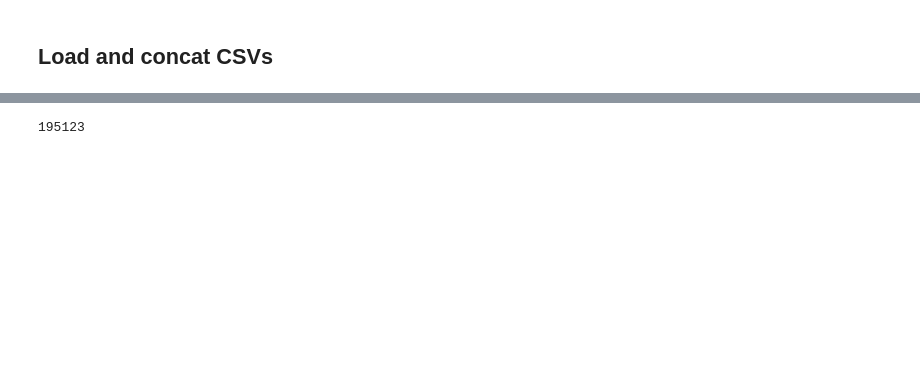
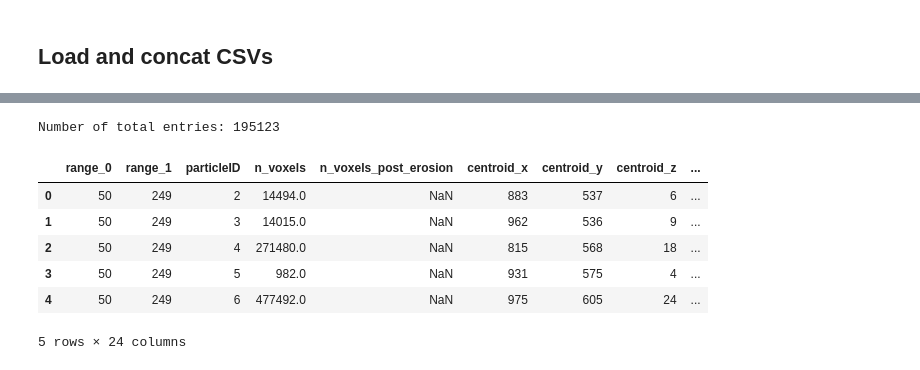
Before and after one commit to GusBusDraws/mhe-analysis, a Jupyter notebook: nbs/50-plot-centroids.ipynb, the cells around one changed output, grey strips where cells are left out. Cells and saved outputs as stored; diff of their text form; code cells hidden in the pictures; blank space fills up the shorter version.

```diff
--- a/nbs/50-plot-centroids.ipynb
+++ b/nbs/50-plot-centroids.ipynb
@@ -6,30 +20,57 @@ from pathlib import Path
 # %%
+user = (
+    'cgusb' if 'cgusb' in [f.stem for f in Path(r"C:\Users").iterdir()]
+    else 'gusb'
+)
+
 range_keys = [
     (50, 249),
     (250, 449),
     (450, 650),
     (640, 850),
     (840, 1050),
 ]
 
-dir_path = Path(r"C:\Users\gusb\Research\mhe-analysis\data\IDOX_prill_1")
-paths = {}
-dfs = []
-lengths = []
-for i in range(len(range_keys)):
-    paths[range_keys[i]] = (
-        Path(dir_path) / r"IDOXprill_1_IDOXpucks_voidThreshold_"
-        fr"{range_keys[i][0]}-{range_keys[i][1]}_properties.csv"
+dir_path = Path(fr"C:\Users\{user}\Research\mhe-analysis\data\IDOX_prill_1")
+path_concat = Path(dir_path) / 'IDOX_prill_1_concat.csv'
+if not path_concat.exists():
+    # Iterate through CSVs and load into DataFrames
+    paths = {}
+    dfs = []
+    lengths = []
+    for i in range(len(range_keys)):
+        paths[range_keys[i]] = (
+            Path(dir_path) / r"IDOXprill_1_IDOXpucks_voidThreshold_"
+            fr"{range_keys[i][0]}-{range_keys[i][1]}_properties.csv"
+        )
+        df = pd.read_csv(paths[range_keys[i]])
+        df.insert(0, 'range_0', [range_keys[i][0]]*df.shape[0])
+        df.insert(1, 'range_1', [range_keys[i][1]]*df.shape[0])
+        dfs.append(df)
+        lengths.append(df.shape[0])
+    # Concatenate multiple CSVs into a single CSV
+    df = pd.concat(dfs)
+    assert df.shape[0] == sum(lengths)
+    print('Number of total entries:', df.shape[0])
+    # Split centroid column of lists into three separate columns
+    df_centroids = pd.DataFrame(
+        df.centroid.str.split(', ').tolist(),
+        columns=['centroid_x', 'centroid_y', 'centroid_z']
     )
-    df = pd.read_csv(paths[range_keys[i]])
-    df.insert(0, 'range_0', [range_keys[i][0]]*df.shape[0])
-    df.insert(1, 'range_1', [range_keys[i][1]]*df.shape[0])
-    dfs.append(df)
-    lengths.append(df.shape[0])
-df = pd.concat(dfs)
-assert df.shape[0] == sum(lengths)
-print(df.shape[0])
-path_concat = Path(dir_path) / 'IDOX_prill_1_concat.csv'
-df.to_csv(path_concat, index=False)
+    for i, label in enumerate(['x', 'y', 'z']):
+        df.insert(5+i, f'centroid_{label}', df_centroids[f'centroid_{label}'])
+    # Save concat DataFrame as CSV
+    df.to_csv(path_concat, index=False)
+else:
+    df = pd.read_csv(path_concat)
+    print(df.shape[0])
+df.head()
 # %% [output]
-195123
+Number of total entries: 195123
+|  | range_0 | range_1 | particleID | n_voxels | n_voxels_post_erosion | centroid_x | centroid_y | centroid_z | ... |
+| 0 | 50 | 249 | 2 | 14494.0 | NaN | 883 | 537 | 6 | ... |
+| 1 | 50 | 249 | 3 | 14015.0 | NaN | 962 | 536 | 9 | ... |
+| 2 | 50 | 249 | 4 | 271480.0 | NaN | 815 | 568 | 18 | ... |
+| 3 | 50 | 249 | 5 | 982.0 | NaN | 931 | 575 | 4 | ... |
+| 4 | 50 | 249 | 6 | 477492.0 | NaN | 975 | 605 | 24 | ... |
+5 rows × 24 columns
```
Also changed, not shown: parts of 8 cells of this notebook.
